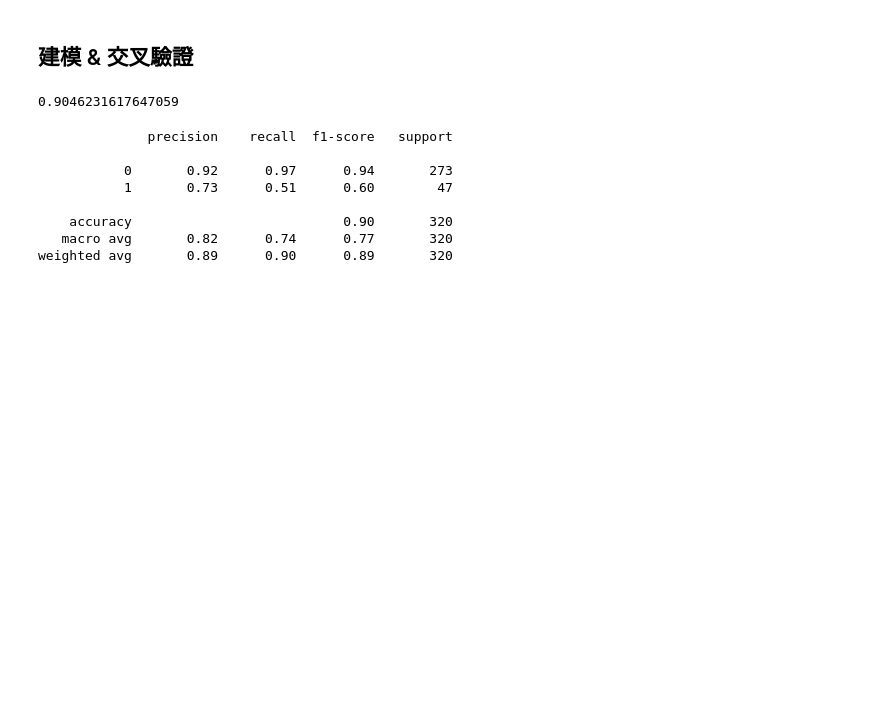
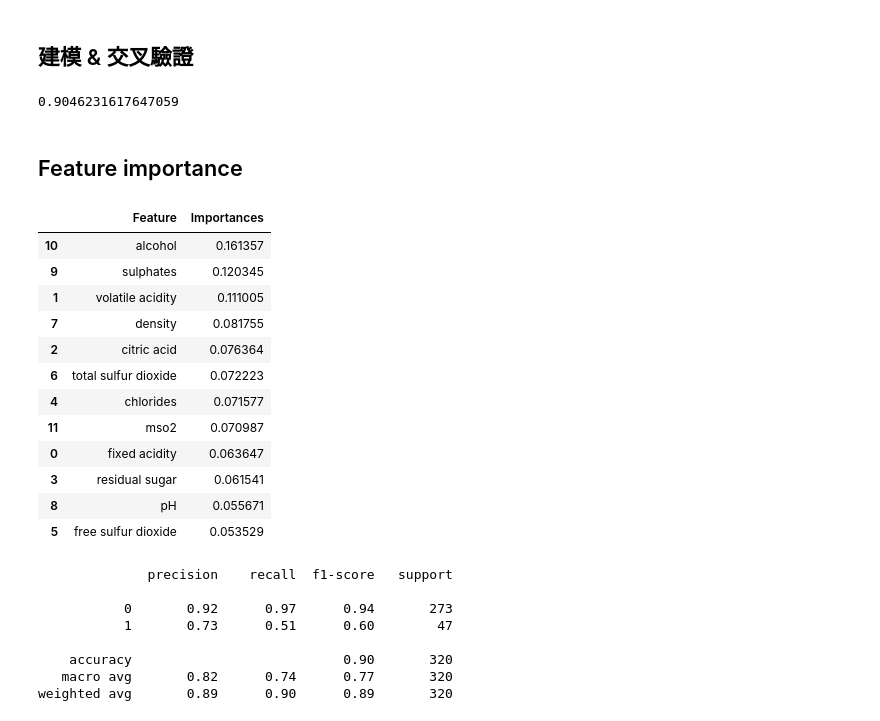
Before and after one commit to DrDAN6770/DataSciense-with-Python, a Jupyter notebook: 資料科學工具箱/社群共學/Red Wine Quality/RedWineQuality04.ipynb, the cells around one changed output. Saved outputs shown, nothing was run; the diff lists cells and outputs as text; code cells hidden in the pictures; blank space fills up the shorter version.

Commit message:
新增Feature Importance

```diff
--- a/資料科學工具箱/社群共學/Red Wine Quality/RedWineQuality04.ipynb
+++ b/資料科學工具箱/社群共學/Red Wine Quality/RedWineQuality04.ipynb
@@ -336,6 +336,24 @@ rfc.fit(X_train, y_train)
 pred_rfc = rfc.predict(X_test)
 # %% [output]
 0.9046231617647059
+# %% [markdown]
+## Feature importance
+# %%
+pd.DataFrame({'Feature':X_train.columns,'Importances': rfc.feature_importances_}).sort_values('Importances',ascending=False)
+# %% [output]
+|  | Feature | Importances |
+| 10 | alcohol | 0.161357 |
+| 9 | sulphates | 0.120345 |
+| 1 | volatile acidity | 0.111005 |
+| 7 | density | 0.081755 |
+| 2 | citric acid | 0.076364 |
+| 6 | total sulfur dioxide | 0.072223 |
+| 4 | chlorides | 0.071577 |
+| 11 | mso2 | 0.070987 |
+| 0 | fixed acidity | 0.063647 |
+| 3 | residual sugar | 0.061541 |
+| 8 | pH | 0.055671 |
+| 5 | free sulfur dioxide | 0.053529 |
 # %%
 print(classification_report(y_test, pred_rfc)) # 1的F1成績不好
 rfc_report = classification_report(y_test, pred_rfc, output_dict=True)
```
